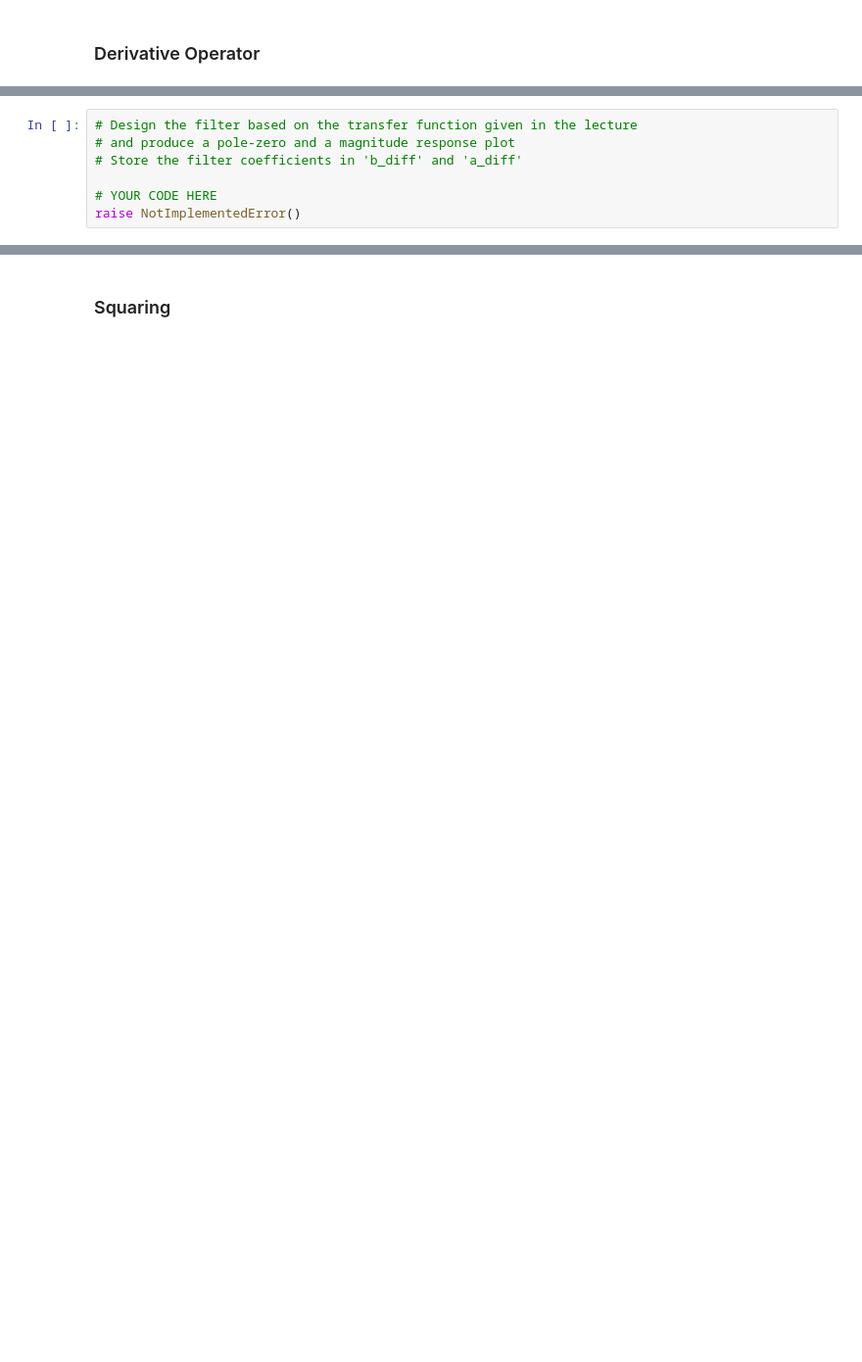
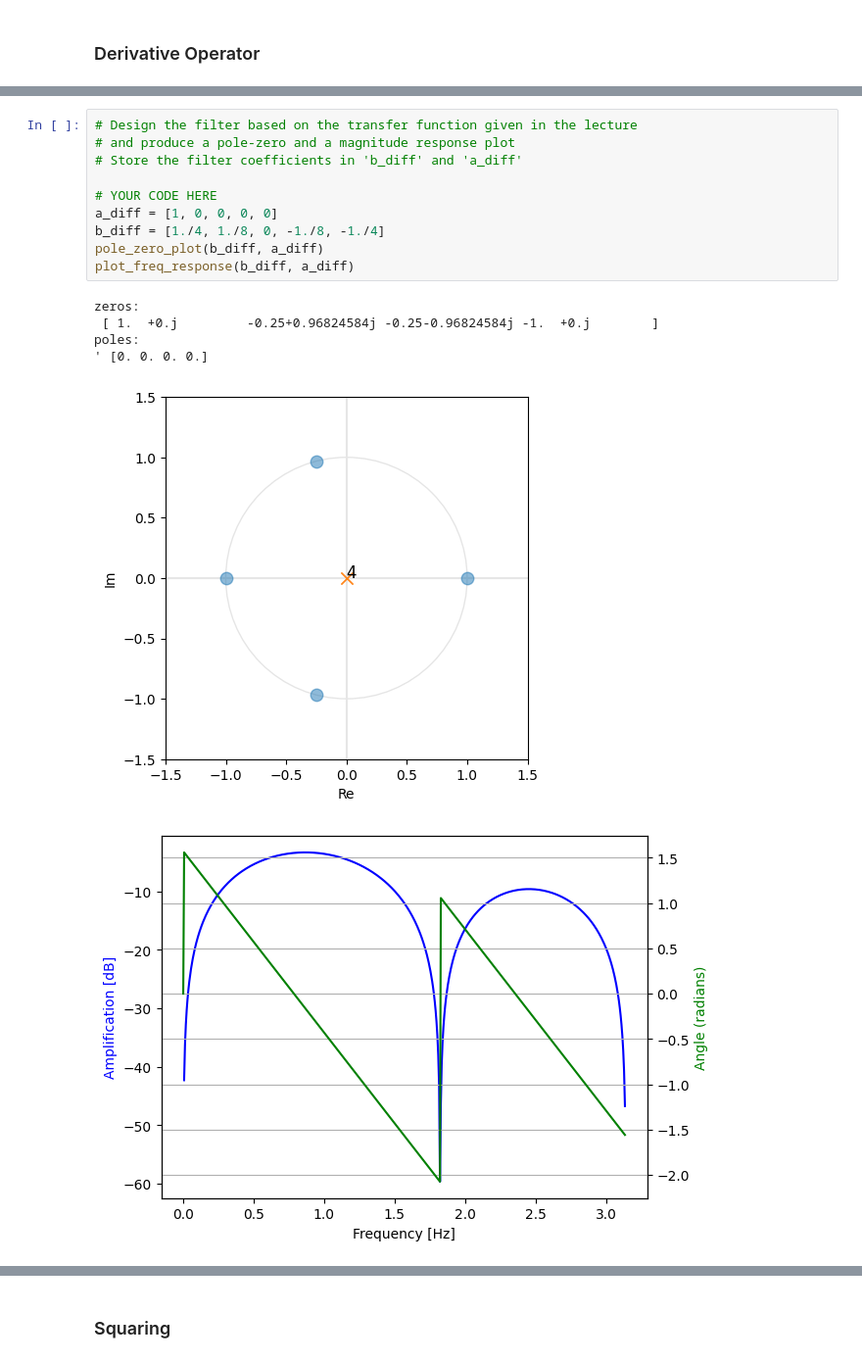
Before and after one commit to Vitamin99CC/23WS_DeepLearning_FAU, a Jupyter notebook: exercise-09.ipynb, the cells around one changed output, grey strips where cells are left out. Shown at 98% size. Drawn from its saved outputs; the diff is of its cells as text; blank space fills up the shorter version.

```diff
--- a/exercise-09.ipynb
+++ b/exercise-09.ipynb
@@ -447,10 +496,20 @@ b_diff = [...]
 # %%
 # Design the filter based on the transfer function given in the lecture
 # and produce a pole-zero and a magnitude response plot
 # Store the filter coefficients in 'b_diff' and 'a_diff'
 
 # YOUR CODE HERE
-raise NotImplementedError()
+a_diff = [1, 0, 0, 0, 0]
+b_diff = [1./4, 1./8, 0, -1./8, -1./4]
+pole_zero_plot(b_diff, a_diff)
+plot_freq_response(b_diff, a_diff)
+# %% [output]
+zeros:
+ [ 1.  +0.j         -0.25+0.96824584j -0.25-0.96824584j -1.  +0.j        ]
+poles:
+' [0. 0. 0. 0.]
+[figure, added]
+[figure, added]
 # %%
 
 assert a_diff[4] == 0, 'The last coefficient of a of the derivative operator is wrong.'
```
Also changed, not shown: parts of 18 cells of this notebook.
